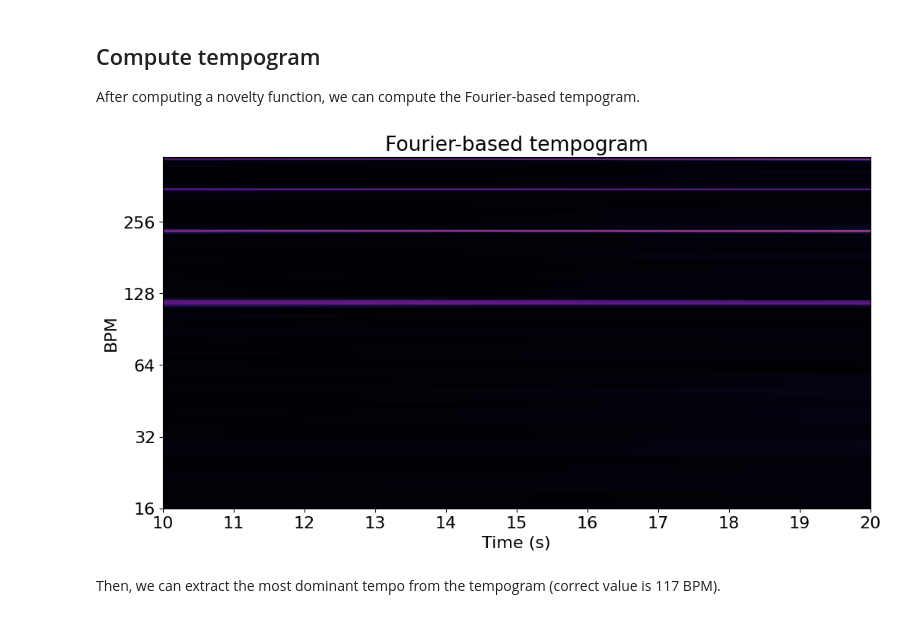
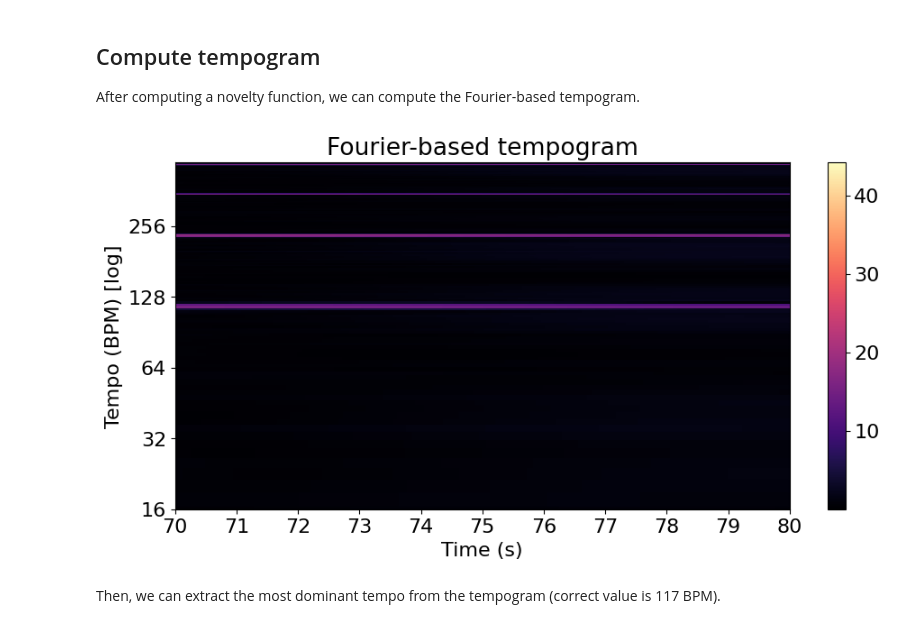
Before and after one commit to lucievomelova/RhythmRecognition, a Jupyter notebook: examples/tempo/fourier-energy.ipynb, the cells around one changed output. Cells and saved outputs as stored; diff of their text form; code cells hidden in the pictures.

```diff
--- a/examples/tempo/fourier-energy.ipynb
+++ b/examples/tempo/fourier-energy.ipynb
@@ -39,15 +39,17 @@ After computing a novelty function, we can compute the Fourier-based tempogram.
 # %%
 fourier_tempogram = fourier.FourierTempogram(novelty_function)
 tempogram = fourier_tempogram.get_tempogram()
 
-plt.figure(figsize=(12, 6))
+plt.figure(figsize=(11, 5))
 librosa.display.specshow(tempogram, x_axis='time', y_axis='fourier_tempo', sr=SAMPLING_RATE, cmap='magma')
 plt.xlabel("Time (s)")
-plt.xlim(10, 20)
+plt.ylabel("Tempo (BPM) [log]")
+plt.xlim(70, 80)
+plt.colorbar()
 plt.title("Fourier-based tempogram")
 plt.show()
 # %% [output]
-[figure, old version]
+[figure, new version]
 # %% [markdown]
 Then, we can extract the most dominant tempo from the tempogram (correct value is 117 BPM).
 # %%
```
Also changed, not shown: parts of 1 cell of this notebook, 10 other files.
